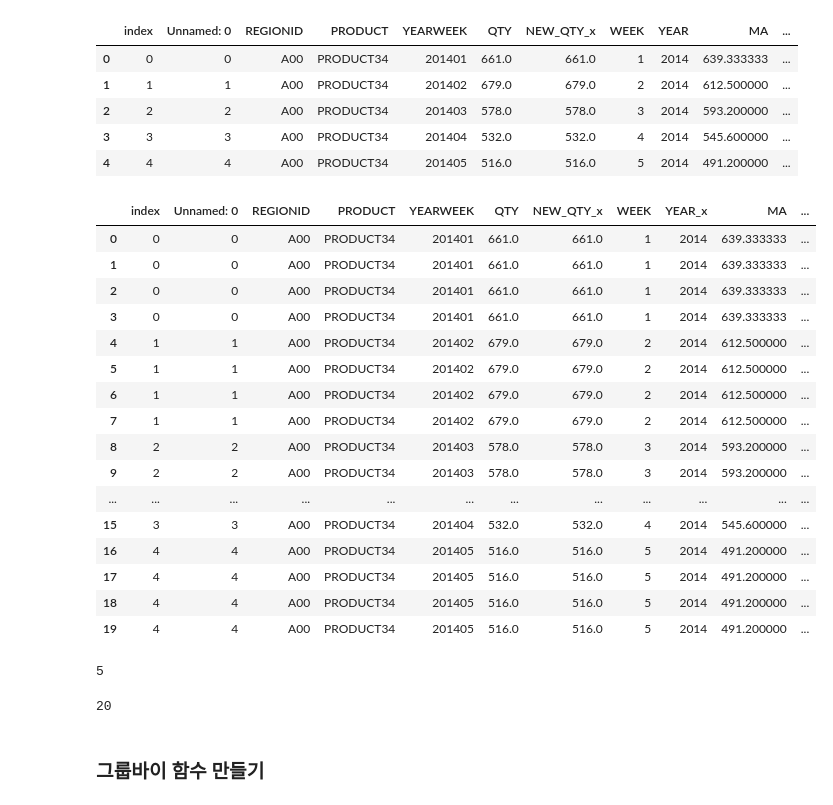
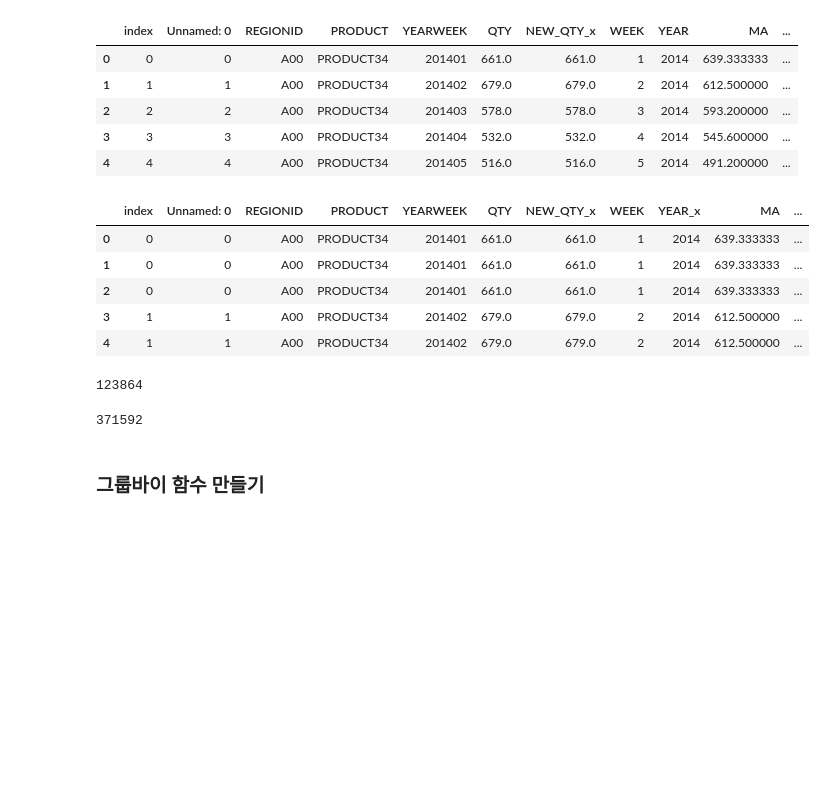
Before and after one commit to joes5370/python_education, a Jupyter notebook: 03. Data using Pandas/04.11 review.ipynb, the cells around one changed output. Saved outputs shown, nothing was run; the diff lists cells and outputs as text; code cells hidden in the pictures; blank space fills up the shorter version.

```diff
--- a/03. Data using Pandas/04.11 review.ipynb
+++ b/03. Data using Pandas/04.11 review.ipynb
@@ -17,7 +20,7 @@ selloutData["NEW_QTY"] = np.where(selloutData["QTY"]<0,0,selloutData["QTY"])
 # %%
 selloutData["WEEK"] = (selloutData["YEARWEEK"]%100).astype(int)
 # %%
-selloutData["YEAR"] = round(selloutData["YEARWEEK"]/100,0).astype(int)
+selloutData["YEAR"] = round(selloutData["YEARWEEK"]/100).astype(int)
 selloutData.head()
 # %% [output]
 |  | REGIONID | PRODUCT | YEARWEEK | QTY | NEW_QTY | WEEK | YEAR |
@@ -55,7 +58,7 @@ selloutData.head()
 | 4 | A60 | PRODUCT56 | 201402 | 23.0 | 23.0 | 2 | 2014 |
 # %%
 sortKey = ["REGIONID","PRODUCT","YEARWEEK"]
-sortData = refineData.sort_values(sortKey)
+sortData = refineData.sort_values(sortKey,ascending = True)
 sortData.head()
 # %% [output]
 |  | REGIONID | PRODUCT | YEARWEEK | QTY | NEW_QTY | WEEK | YEAR |
@@ -142,8 +145,8 @@ g2.head()
 result = pd.read_csv('./reviewResult.csv')
 result["YEAR"] = (result.YEARWEEK/100).astype(int)
 # %%
-r2 = result.reset_index().head()
-r2
+r2 = result.reset_index()
+r2.head()
 # %% [output]
 |  | index | Unnamed: 0 | REGIONID | PRODUCT | YEARWEEK | QTY | NEW_QTY | WEEK | YEAR | MA |
 | 0 | 0 | 0 | A00 | PRODUCT34 | 201401 | 661.0 | 661.0 | 1 | 2014 | 639.333333 |
@@ -166,33 +169,22 @@ mergeData
 | 4 | 4 | 4 | A00 | PRODUCT34 | 201405 | 516.0 | 516.0 | 5 | 2014 | 491.200000 | ... |
 # %%
 mergeData2 = pd.merge(r2,g2,how = "left", on = ["REGIONID","PRODUCT"])
-mergeData2
+mergeData2.head()
 # %% [output]
 |  | index | Unnamed: 0 | REGIONID | PRODUCT | YEARWEEK | QTY | NEW_QTY_x | WEEK | YEAR_x | MA | ... |
 | 0 | 0 | 0 | A00 | PRODUCT34 | 201401 | 661.0 | 661.0 | 1 | 2014 | 639.333333 | ... |
 | 1 | 0 | 0 | A00 | PRODUCT34 | 201401 | 661.0 | 661.0 | 1 | 2014 | 639.333333 | ... |
 | 2 | 0 | 0 | A00 | PRODUCT34 | 201401 | 661.0 | 661.0 | 1 | 2014 | 639.333333 | ... |
-| 3 | 0 | 0 | A00 | PRODUCT34 | 201401 | 661.0 | 661.0 | 1 | 2014 | 639.333333 | ... |
+| 3 | 1 | 1 | A00 | PRODUCT34 | 201402 | 679.0 | 679.0 | 2 | 2014 | 612.500000 | ... |
 | 4 | 1 | 1 | A00 | PRODUCT34 | 201402 | 679.0 | 679.0 | 2 | 2014 | 612.500000 | ... |
-| 5 | 1 | 1 | A00 | PRODUCT34 | 201402 | 679.0 | 679.0 | 2 | 2014 | 612.500000 | ... |
-| 6 | 1 | 1 | A00 | PRODUCT34 | 201402 | 679.0 | 679.0 | 2 | 2014 | 612.500000 | ... |
-| 7 | 1 | 1 | A00 | PRODUCT34 | 201402 | 679.0 | 679.0 | 2 | 2014 | 612.500000 | ... |
-| 8 | 2 | 2 | A00 | PRODUCT34 | 201403 | 578.0 | 578.0 | 3 | 2014 | 593.200000 | ... |
-| 9 | 2 | 2 | A00 | PRODUCT34 | 201403 | 578.0 | 578.0 | 3 | 2014 | 593.200000 | ... |
-| ... | ... | ... | ... | ... | ... | ... | ... | ... | ... | ... | ... |
-| 15 | 3 | 3 | A00 | PRODUCT34 | 201404 | 532.0 | 532.0 | 4 | 2014 | 545.600000 | ... |
-| 16 | 4 | 4 | A00 | PRODUCT34 | 201405 | 516.0 | 516.0 | 5 | 2014 | 491.200000 | ... |
-| 17 | 4 | 4 | A00 | PRODUCT34 | 201405 | 516.0 | 516.0 | 5 | 2014 | 491.200000 | ... |
-| 18 | 4 | 4 | A00 | PRODUCT34 | 201405 | 516.0 | 516.0 | 5 | 2014 | 491.200000 | ... |
-| 19 | 4 | 4 | A00 | PRODUCT34 | 201405 | 516.0 | 516.0 | 5 | 2014 | 491.200000 | ... |
 # %%
 len(mergeData)
 # %% [output]
-5
+123864
 # %%
 len(mergeData2)
 # %% [output]
-20
+371592
 # %% [markdown]
 ###  그룹바이 함수 만들기
 # %%
```
Also changed, not shown: parts of 6 cells of this notebook, 1 other file.
